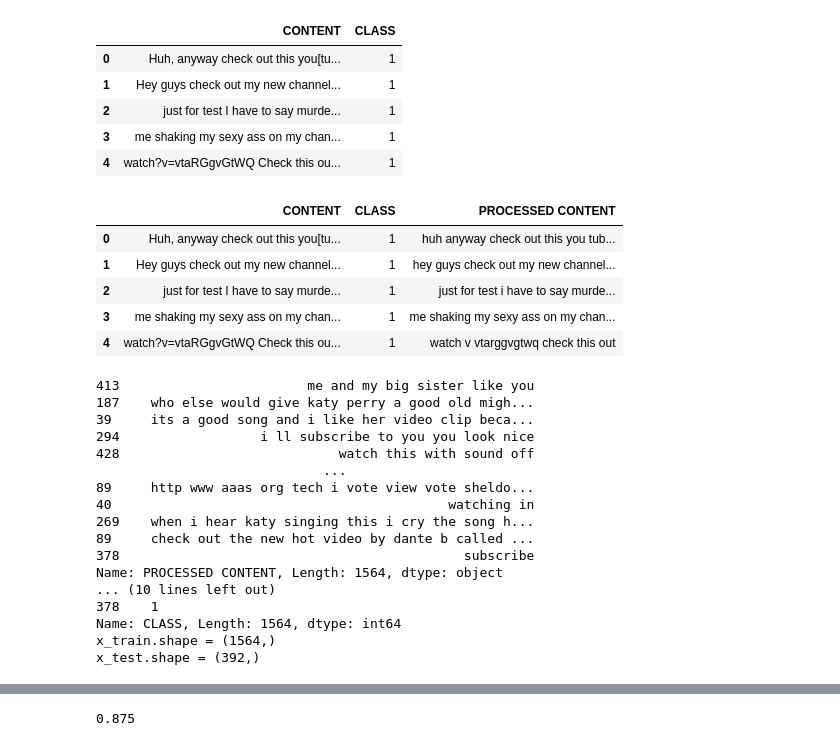
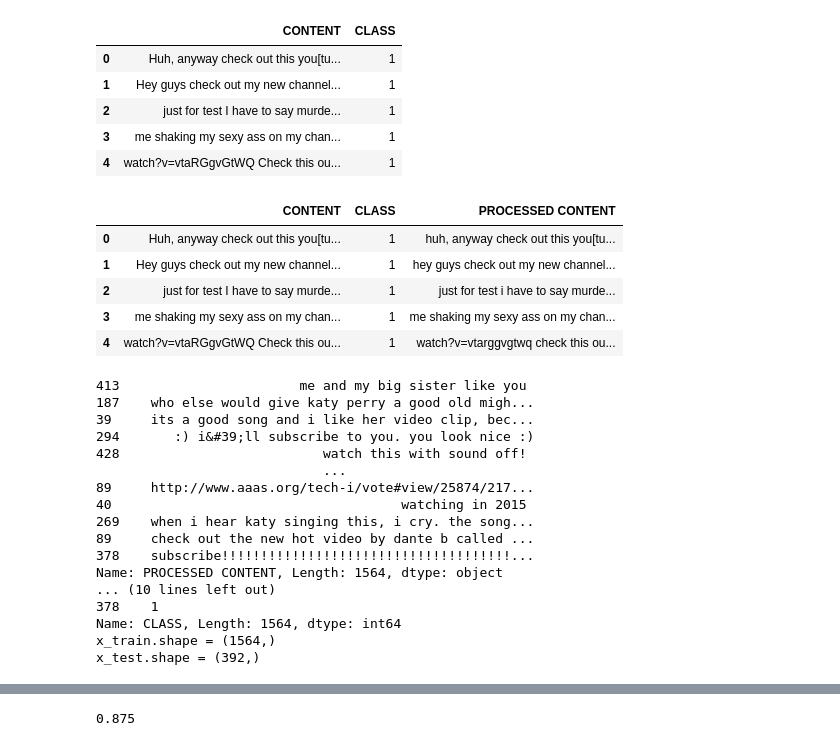
Before and after one commit to gordonjun2/Youtube-Comments-Spam-Classification, a Jupyter notebook: YouTube-Comments-Spam-Classification.ipynb, the cells around one changed output, grey strips where cells are left out. Drawn from its saved outputs; the diff is of its cells as text; code cells hidden in the pictures.

```diff
--- a/YouTube-Comments-Spam-Classification.ipynb
+++ b/YouTube-Comments-Spam-Classification.ipynb
@@ -72,16 +72,36 @@ def process_content(comment):
     edited_comment = edited_comment.replace('\ufeff', '')
     edited_comment = re.sub(r"(https?:\/\/)?([\da-z\.-]+)\.([a-z\.]{2,6})([\/\w \.-]*)",'http', edited_comment)
     return edited_comment
+# %%
+def text_cleaner(text):
+    rules = [
+        {r'>\s+': u'>'},  # remove spaces after a tag opens or closes
+        {r'\s+': u' '},  # replace consecutive spaces
+        {r'\s*<br\s*/?>\s*': u'\n'},  # newline after a <br>
+        {r'</(div)\s*>\s*': u'\n'},  # newline after </p> and </div> and <h1/>...
+        {r'</(p|h\d)\s*>\s*': u'\n\n'},  # newline after </p> and </div> and <h1/>...
+        {r'<head>.*<\s*(/head|body)[^>]*>': u''},  # remove <head> to </head>
+        {r'<a\s+href="([^"]+)"[^>]*>.*</a>': r'\1'},  # show links instead of texts
+        {r'[ \t]*<[^<]*?/?>': u''},  # remove remaining tags
+        {r'^\s+': u''}  # remove spaces at the beginning
+    ]
+    for rule in rules:
+        for (k, v) in rule.items():
+            regex = re.compile(k)
+            text = regex.sub(v, text)
+        text = text.rstrip()
+    return text.lower()
 # %%
-all_data['PROCESSED CONTENT'] = all_data['CONTENT'].apply(process_content)
+# all_data['PROCESSED CONTENT'] = all_data['CONTENT'].apply(process_content)
+all_data['PROCESSED CONTENT'] = all_data['CONTENT'].apply(text_cleaner)
 all_data.head()
 # %% [output]
 |  | CONTENT | CLASS | PROCESSED CONTENT |
-| 0 | Huh, anyway check out this you[tu... | 1 | huh anyway check out this you tub... |
+| 0 | Huh, anyway check out this you[tu... | 1 | huh, anyway check out this you[tu... |
 | 1 | Hey guys check out my new channel... | 1 | hey guys check out my new channel... |
 | 2 | just for test I have to say murde... | 1 | just for test i have to say murde... |
 | 3 | me shaking my sexy ass on my chan... | 1 | me shaking my sexy ass on my chan... |
-| 4 | watch?v=vtaRGgvGtWQ Check this ou... | 1 | watch v vtarggvgtwq check this out |
+| 4 | watch?v=vtaRGgvGtWQ Check this ou... | 1 | watch?v=vtarggvgtwq check this ou... |
 # %%
 # Train test split
 x_train, x_test, y_train, y_test = train_test_split(all_data['PROCESSED CONTENT'],all_data['CLASS'], test_size=0.2, random_state=69)
@@ -94,17 +114,17 @@ print(y_train)
 print("x_train.shape = " + str(x_train.shape))
 print("x_test.shape = " + str(x_test.shape))
 # %% [output]
-413                        me and my big sister like you
+413                       me and my big sister like you﻿
 187    who else would give katy perry a good old migh...
-39     its a good song and i like her video clip beca...
-294                  i ll subscribe to you you look nice
-428                            watch this with sound off
+39     its a good song and i like her video clip, bec...
+294       :) i&#39;ll subscribe to you. you look nice :)
+428                          watch this with sound off!﻿
                              ...
-89     http www aaas org tech i vote view vote sheldo...
-40                                           watching in
-269    when i hear katy singing this i cry the song h...
+89     http://www.aaas.org/tech-i/vote#view/25874/217...
+40                                     watching in 2015﻿
+269    when i hear katy singing this, i cry. the song...
 89     check out the new hot video by dante b called ...
-378                                            subscribe
+378    subscribe!!!!!!!!!!!!!!!!!!!!!!!!!!!!!!!!!!!!!...
 Name: PROCESSED CONTENT, Length: 1564, dtype: object
 ... (10 lines left out)
 378    1
```
Also changed, not shown: parts of 21 cells of this notebook.
